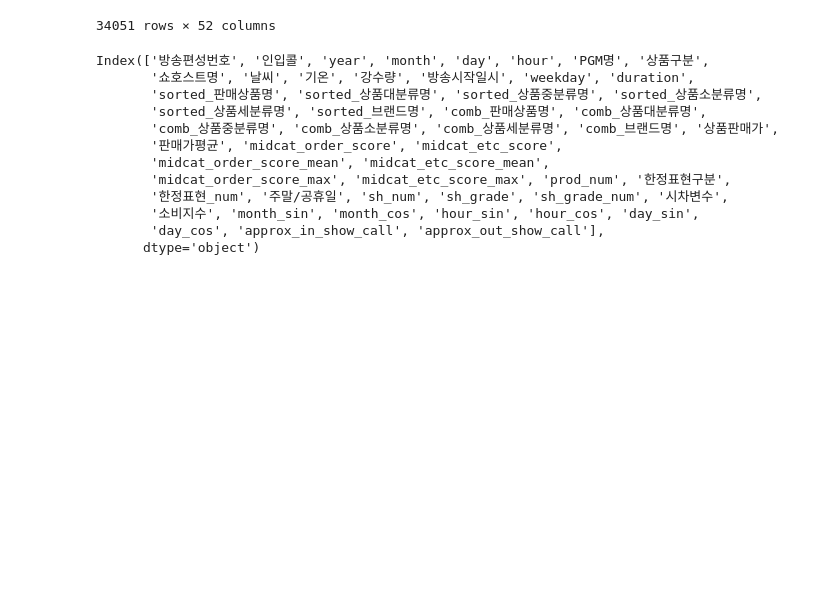
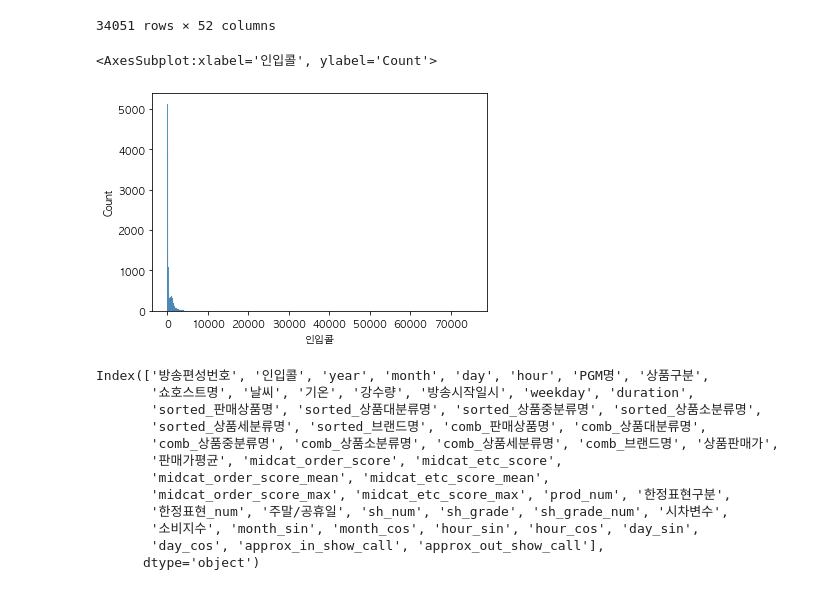
Before and after one commit to beomso0/predict_call, a Jupyter notebook: sh_preprocess/0216_modeldata_ver1.ipynb, the cells around one changed output. Saved outputs shown, nothing was run; the diff lists cells and outputs as text; code cells hidden in the pictures; blank space fills up the shorter version.

```diff
--- a/sh_preprocess/0216_modeldata_ver1.ipynb
+++ b/sh_preprocess/0216_modeldata_ver1.ipynb
@@ -35,6 +35,13 @@ pgm
 | 34049 | 202112313014 | 1005 | 2021.0 | 12 | 31 | 21 | 팔레오산양유프로틴(건강식품) | LIVE | [엄지혜, 최진우] | 맑음 | ... | ... |
 | 34050 | 202112313015 | 877 | 2021.0 | 12 | 31 | 22 | 플렉스샵 | LIVE | [서송이, 유지수] | 맑음 | ... | ... |
 34051 rows × 52 columns
+# %%
+sns.histplot(
+  data = pgm.인입콜.sort_values()
+)
+# %% [output]
+<AxesSubplot:xlabel='인입콜', ylabel='Count'>
+[figure, added]
 # %%
 pgm.columns
 # %% [output]
```
Also changed, not shown: parts of 29 cells of this notebook, 7 other files.
